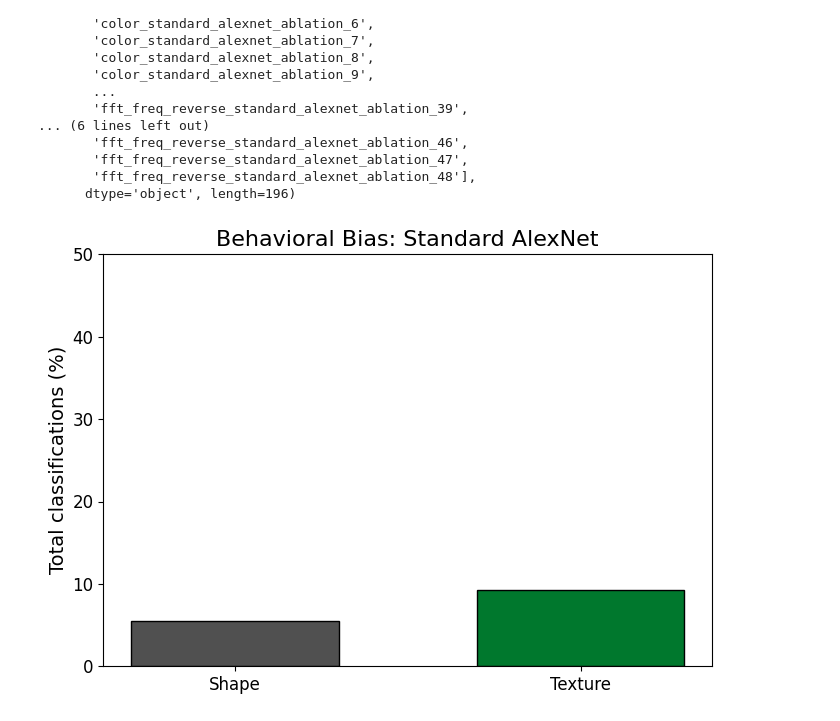
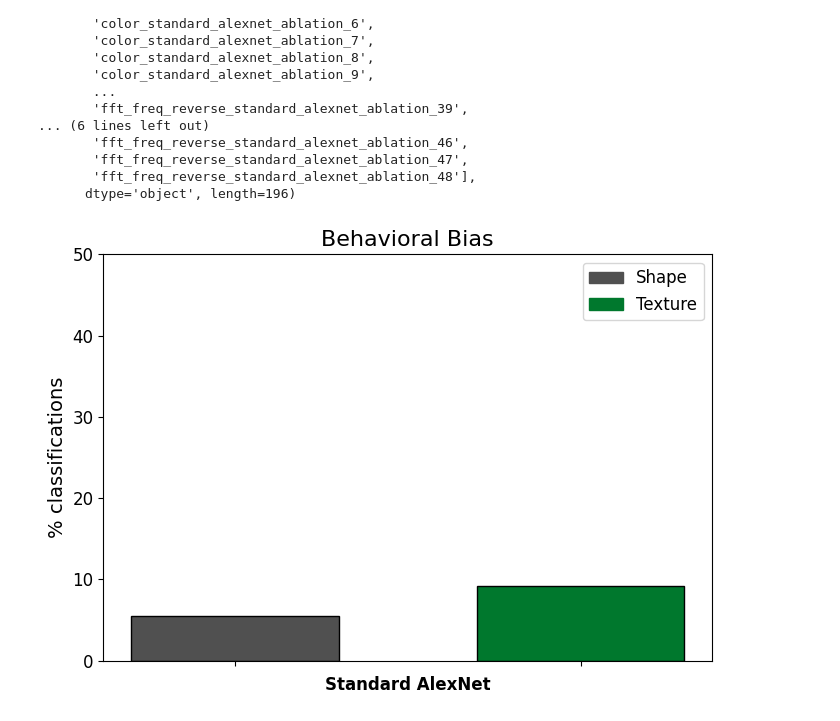
Before and after one commit to kutayeroglu/biomimetic-training, a Jupyter notebook: interpret_results.ipynb, the cells around one changed output. Cells and saved outputs as stored; diff of their text form; code cells hidden in the pictures.

Commit message:
feat(viz): add legend to texture/bias percent of classifications plot

```diff
--- a/interpret_results.ipynb
+++ b/interpret_results.ipynb
@@ -93,6 +93,7 @@ Index(['color_standard_alexnet_ablation_0',
 import pandas as pd
 import numpy as np
 import matplotlib.pyplot as plt
+import matplotlib.patches as mpatches
 import seaborn as sns
 import ast
 import os
@@ -120,7 +121,7 @@ def load_and_parse_results(file_path):
 
 # --- Figure Plotting Functions ---
 
-def plot_fig_2b(res_pd, regimen_key, regimen_name, save_path=None):
+def plot_fig_1_top(res_pd, regimen_key, regimen_name, save_path=None):
     """
     Generates Figure 2B: Texture vs Shape Barplot.
     Shows overall classification behavior at baseline (ablation 0).
@@ -150,12 +151,27 @@ def plot_fig_2b(res_pd, regimen_key, regimen_name, save_path=None):
     bar_labels = [count_types[0], count_types[2]]
     bar_colors = [colors[0], colors[2]]
 
-    ax.bar(bar_labels, bar_values, color=bar_colors, edgecolor='black', width=0.6)
+    # 1. Use numeric positions for bars instead of labels to make clearing easier
+    x_pos = [0, 1]
+    ax.bar(x_pos, bar_values, color=bar_colors, edgecolor='black', width=0.6)
 
-    ax.set_ylabel("Total classifications (%)")
+    # 2. Remove individual bar labels from the x-axis
+    ax.set_xticks(x_pos) # Set positions first
+    ax.set_xticklabels([]) # Then clear the labels
+
+    # 3. Add the regimen name as a single centered x-label
+    ax.set_xlabel(regimen_name, fontsize=12, fontweight='bold')
+
+    # Create manual legend handles
+    shape_patch = mpatches.Patch(color=colors[0], label='Shape')
+    texture_patch = mpatches.Patch(color=colors[2], label='Texture')
+    ax.legend(handles=[shape_patch, texture_patch], loc='upper right')
+
+    ax.set_ylabel("% classifications")
     ax.set_ylim([0, 0.5])
+    ax.set_yticks([0, 0.1, 0.2, 0.3, 0.4, 0.5])
     ax.set_yticklabels([0, 10, 20, 30, 40, 50])
-    ax.set_title(f"Behavioral Bias: {regimen_name}")
+    ax.set_title(f"Behavioral Bias")
 
     plt.tight_layout()
     if save_path: plt.savefig(save_path, dpi=DPI)
@@ -238,34 +254,34 @@ def plot_fig_2de(res_pd, regimen_key, regimen_name, save_path=None):
         ax.plot(range(len(texture_curve)), texture_curve, label="Texture", color=colors[1], linewidth=3)
 
         ax.set_ylim([0, 0.4])
         ax.set_yticks([0, 0.1, 0.2, 0.3, 0.4])
         ax.set_yticklabels([0, 10, 20, 30, 40])
         ax.set_xlabel("% RFs ablated")
         ax.set_ylabel("Total classifications (%)")
         ax.set_title(title)
         ax.legend()
 
     plt.suptitle(f"Ablation Analysis: {regimen_name}", fontsize=20)
     plt.tight_layout(rect=[0, 0.03, 1, 0.95])
     if save_path: plt.savefig(save_path, dpi=DPI)
     plt.show()
 
 # --- Execution Example ---
 
 if __name__ == "__main__":
     PATH = "/content/drive/MyDrive/colab_results/biomimetic_training/evaluation_results.csv"
 
     if os.path.exists(PATH):
         data = load_and_parse_results(PATH)
 
         # 'regimen_key' must match the string used in your CSV column names (e.g., 'standard_alexnet')
         reg_key = "standard_alexnet"
         reg_name = "Standard AlexNet"
 
-        plot_fig_2b(data, reg_key, reg_name, "fig_2b.png")
-        plot_fig_2c(data, reg_key, reg_name, "fig_2c.png")
-        plot_fig_2de(data, reg_key, reg_name, "fig_2de.png")
+        plot_fig_1_top(data, reg_key, reg_name, "fig_1_top.png")
+        # plot_fig_2c(data, reg_key, reg_name, "fig_2c.png")
+        # plot_fig_2de(data, reg_key, reg_name, "fig_2de.png")
     else:
         print("Results file not found. Check your Drive path.")
 # %% [output]
-[figure, old version]
+[figure, new version]
```
